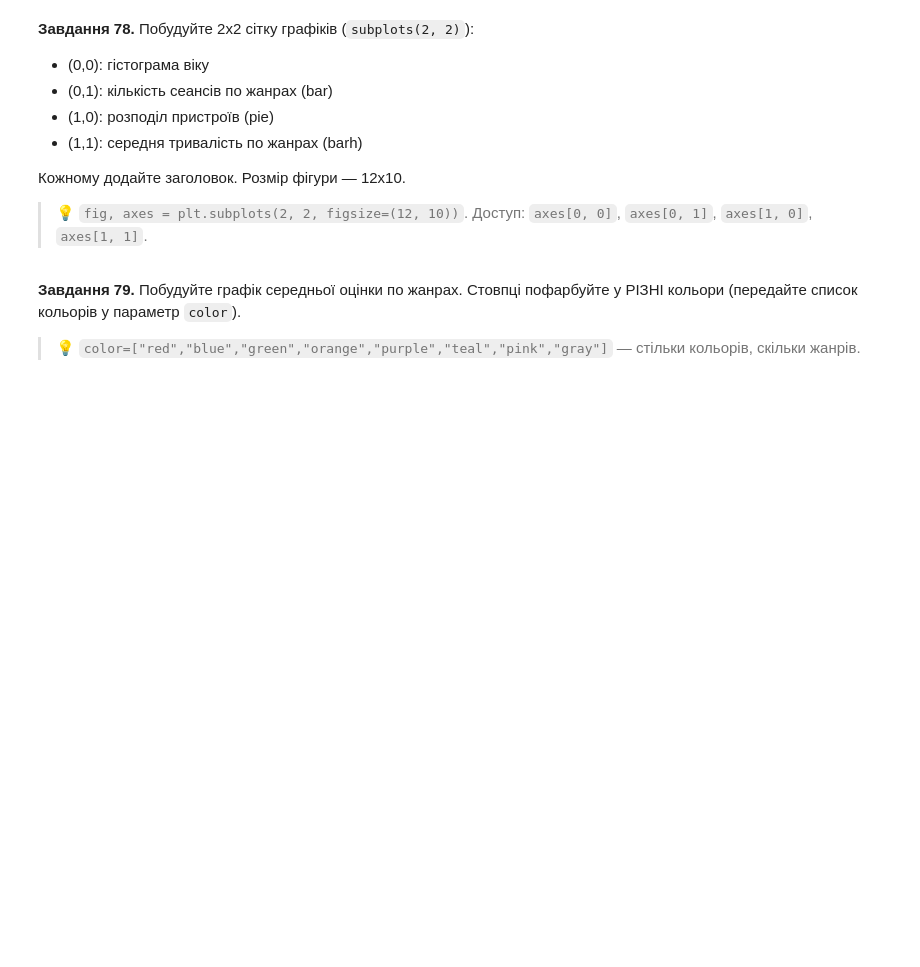
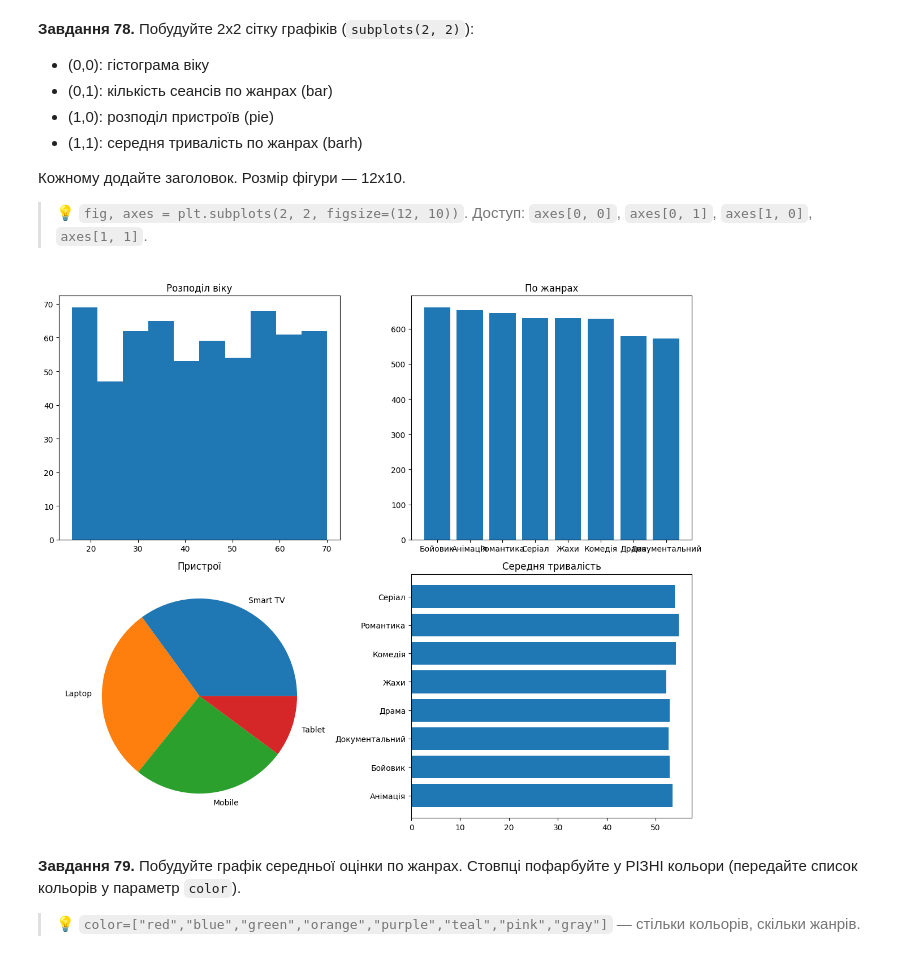
Before and after one commit to DymaStar/DTA_2026, a Jupyter notebook: HW/HW_DimaStar2905Nazar80_"pandas_viz_practice_ipynb".ipynb, the cells around one changed output. Cells and saved outputs as stored; diff of their text form; code cells hidden in the pictures; blank space fills up the shorter version.

```diff
--- a/HW/HW_DimaStar2905Nazar80_"pandas_viz_practice_ipynb".ipynb
+++ b/HW/HW_DimaStar2905Nazar80_"pandas_viz_practice_ipynb".ipynb
@@ -1532,3 +1568,31 @@ plt.show()
+# %%
+# Завдання 78:
+# subplots(2, 2) — доступ через [рядок, стовпець]
+fig, axes = plt.subplots(2, 2, figsize=(12, 10))
+
+# [0,0] — гістограма віку
+axes[0, 0].hist(subs["age"])
+axes[0, 0].set_title("Розподіл віку")
+
+# [0,1] — кількість по жанрах
+c = sess["genre"].value_counts()
+axes[0, 1].bar(c.index, c.values)
+axes[0, 1].set_title("По жанрах")
+
+# [1,0] — кругова пристроїв
+d = sess["device"].value_counts()
+axes[1, 0].pie(d.values, labels=d.index)
+axes[1, 0].set_title("Пристрої")
+
+# [1,1] — горизонтальна тривалість
+dur = sess.groupby("genre")["duration_min"].mean()
+axes[1, 1].barh(dur.index, dur.values)
+axes[1, 1].set_title("Середня тривалість")
+
+plt.tight_layout()  # виправляє накладання!
+plt.show()
+# %% [output]
+[figure, added]
 # %% [markdown]
 **Завдання 79.** Побудуйте графік середньої оцінки по жанрах. Стовпці пофарбуйте у РІЗНІ кольори (передайте список кольорів у параметр `color`).
 
```
Also changed, not shown: parts of 11 cells of this notebook.
